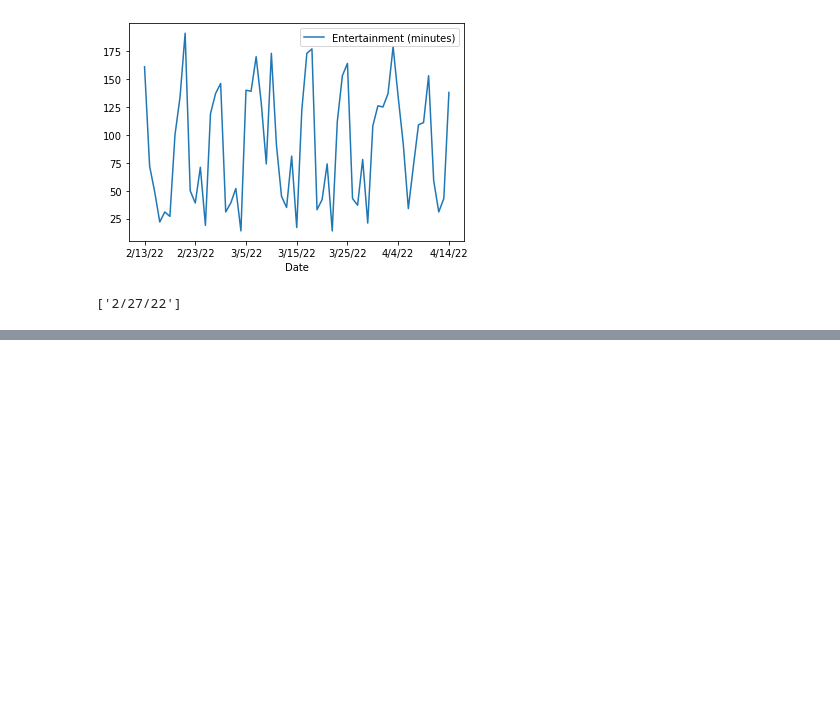
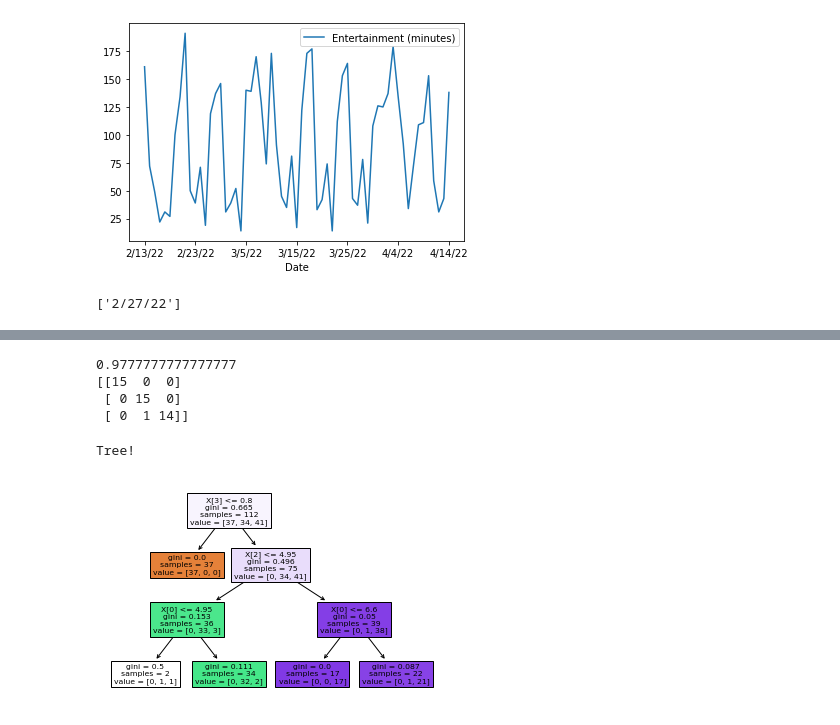
Before and after one commit to nathanBashant/BMIS331_FP, a Jupyter notebook: Technical_Report.ipynb, the cells around one changed output, grey strips where cells are left out. Drawn from its saved outputs; the diff is of its cells as text; code cells hidden in the pictures; blank space fills up the shorter version.

```diff
--- a/Technical_Report.ipynb
+++ b/Technical_Report.ipynb
@@ -184,0 +194,37 @@ print(y_test_prediction)
+# %%
+iris = datasets.load_iris()
+X, y = iris.data[:, :], iris.target
+x_train, x_test, y_train, y_test = train_test_split(X, y, stratify = y, random_state = 0, train_size = 0.7)
+
+scaler = preprocessing.StandardScaler().fit(x_train)
+x_train = scaler.transform(x_train)
+x_test = scaler.transform(x_test)
+
+knn = neighbors.KNeighborsClassifier(n_neighbors=3)
+knn.fit(x_train, y_train)
+y_predicted = knn.predict(x_test)
+
+print(accuracy_score(y_test, y_predicted))
+print(confusion_matrix(y_test, y_predicted))
+# %% [output]
+0.9777777777777777
+[[15  0  0]
+ [ 0 15  0]
+ [ 0  1 14]]
+# %%
+from sklearn.preprocessing import OneHotEncoder
+from sklearn.compose import make_column_transformer
+from sklearn.tree import DecisionTreeClassifier
+from sklearn import tree
+
+X_train, X_test, y_train, y_test = train_test_split(X, y, random_state = 0)
+
+clf = DecisionTreeClassifier(max_depth = 3, max_features = 0.65, splitter='best')
+clf.fit(X_train, y_train)
+predictions = clf.predict(X_test)
+
+tree.plot_tree(clf, max_depth = 3, filled = True)
+print("Tree!")
+# %% [output]
+Tree!
+[figure, added]
```
Also changed, not shown: parts of 1 cell of this notebook.
